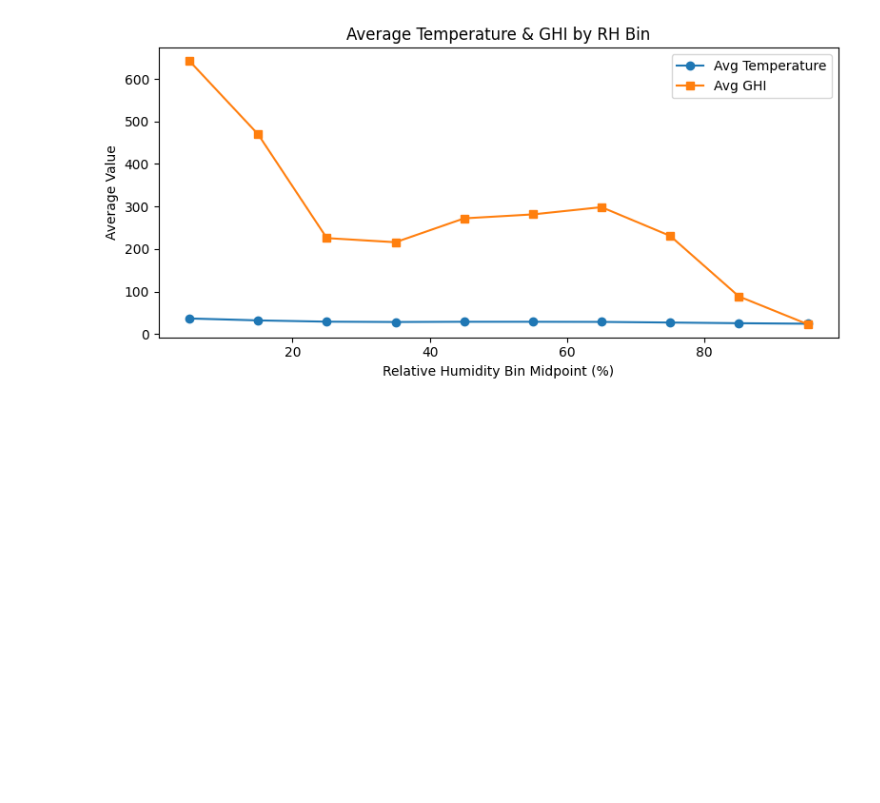
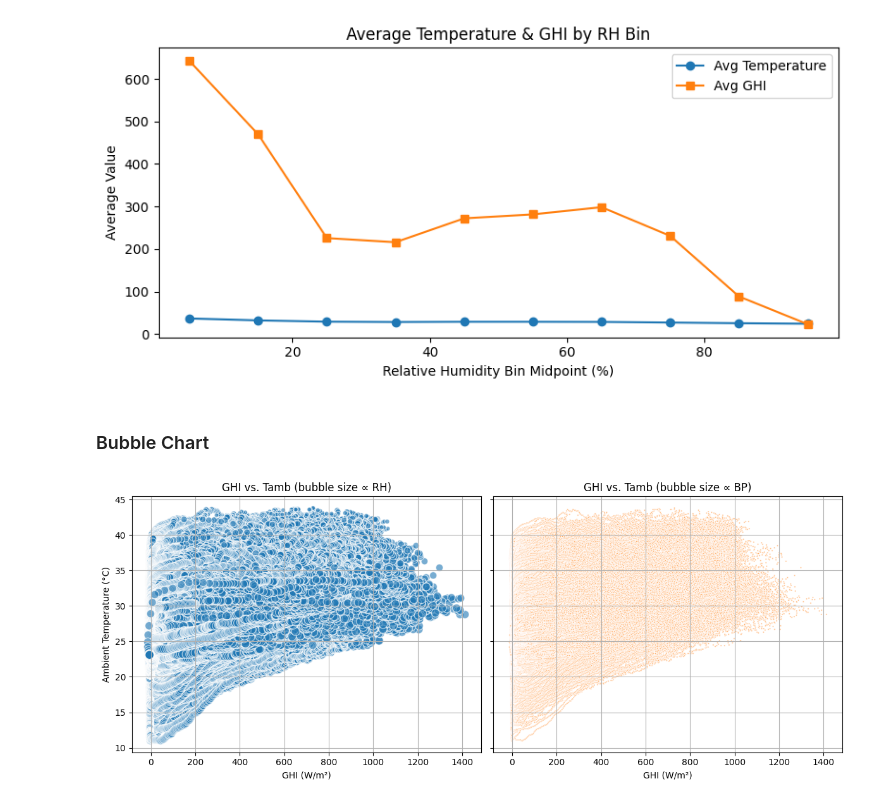
Before and after one commit to yohannesalex/solar-challenge-week1, a Jupyter notebook: notebooks/benin_eda.ipynb, the cells around one changed output. Drawn from its saved outputs; the diff is of its cells as text; code cells hidden in the pictures; blank space fills up the shorter version.

Commit message:
add: added bubble chart

```diff
--- a/notebooks/benin_eda.ipynb
+++ b/notebooks/benin_eda.ipynb
@@ -399,3 +399,46 @@ plt.tight_layout()
 plt.show()
 # %% [output]
 [figure]
+# %% [markdown]
+### Bubble Chart
+# %%
+# Prepare data: drop rows with missing values in the chosen columns
+df_bubble = df.dropna(subset=["GHI", "Tamb", "RH", "BP"])
+
+# Scale bubble sizes (optional): e.g., square‐root scaling so sizes aren’t too large
+size_rh = (df_bubble["RH"] ** 0.5) * 10    # RH‐based bubble
+size_bp = (df_bubble["BP"] ** 0.5) * 0.1   # BP‐based bubble
+
+# Create figure
+fig, axes = plt.subplots(1, 2, figsize=(12, 5), sharey=True)
+
+# Bubble chart: GHI vs. Tamb, size = RH
+axes[0].scatter(
+    df_bubble["GHI"],
+    df_bubble["Tamb"],
+    s=size_rh,
+    alpha=0.6,
+    edgecolors='w'
+)
+axes[0].set_xlabel("GHI (W/m²)")
+axes[0].set_ylabel("Ambient Temperature (°C)")
+axes[0].set_title("GHI vs. Tamb (bubble size ∝ RH)")
+axes[0].grid(True)
+
+# Bubble chart: GHI vs. Tamb, size = BP
+axes[1].scatter(
+    df_bubble["GHI"],
+    df_bubble["Tamb"],
+    s=size_bp,
+    alpha=0.6,
+    edgecolors='w',
+    color='C1'
+)
+axes[1].set_xlabel("GHI (W/m²)")
+axes[1].set_title("GHI vs. Tamb (bubble size ∝ BP)")
+axes[1].grid(True)
+
+plt.tight_layout()
+plt.show()
+# %% [output]
+[figure, added]
```
